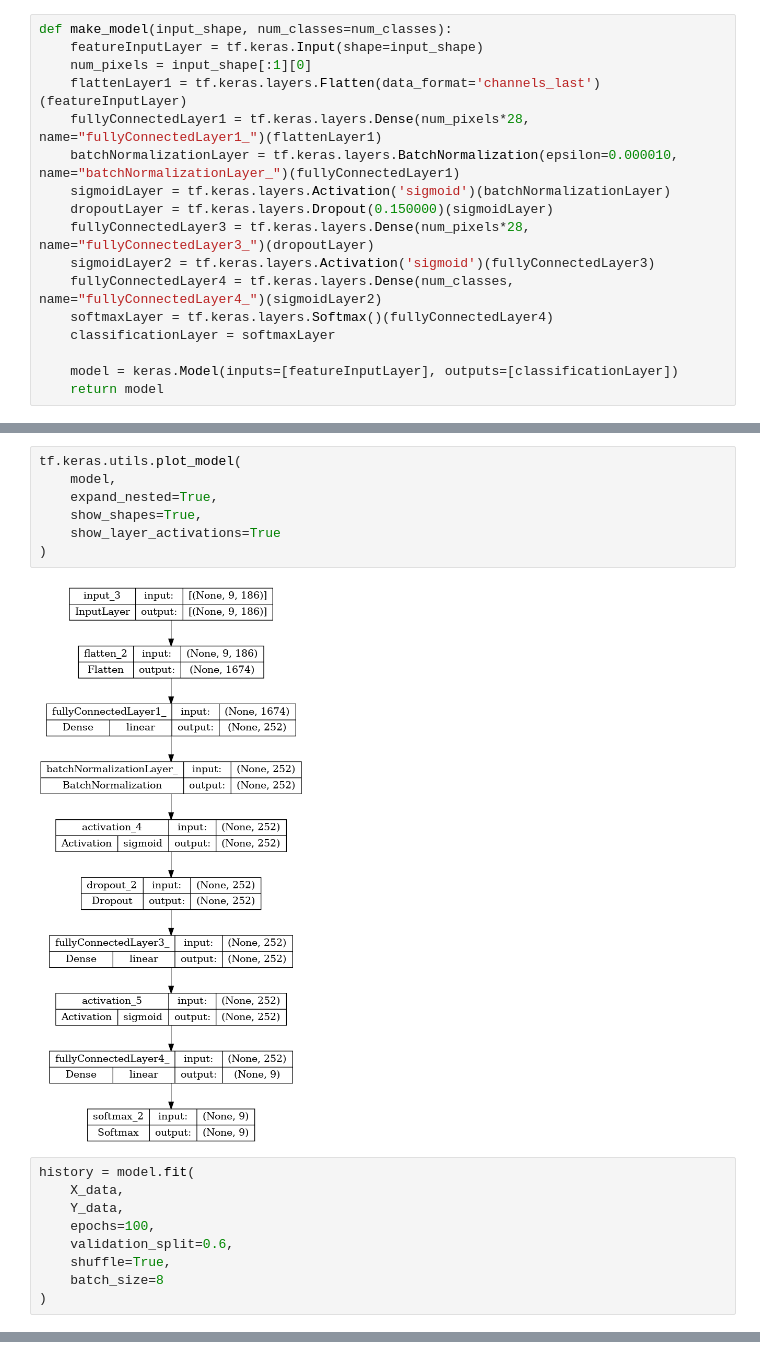
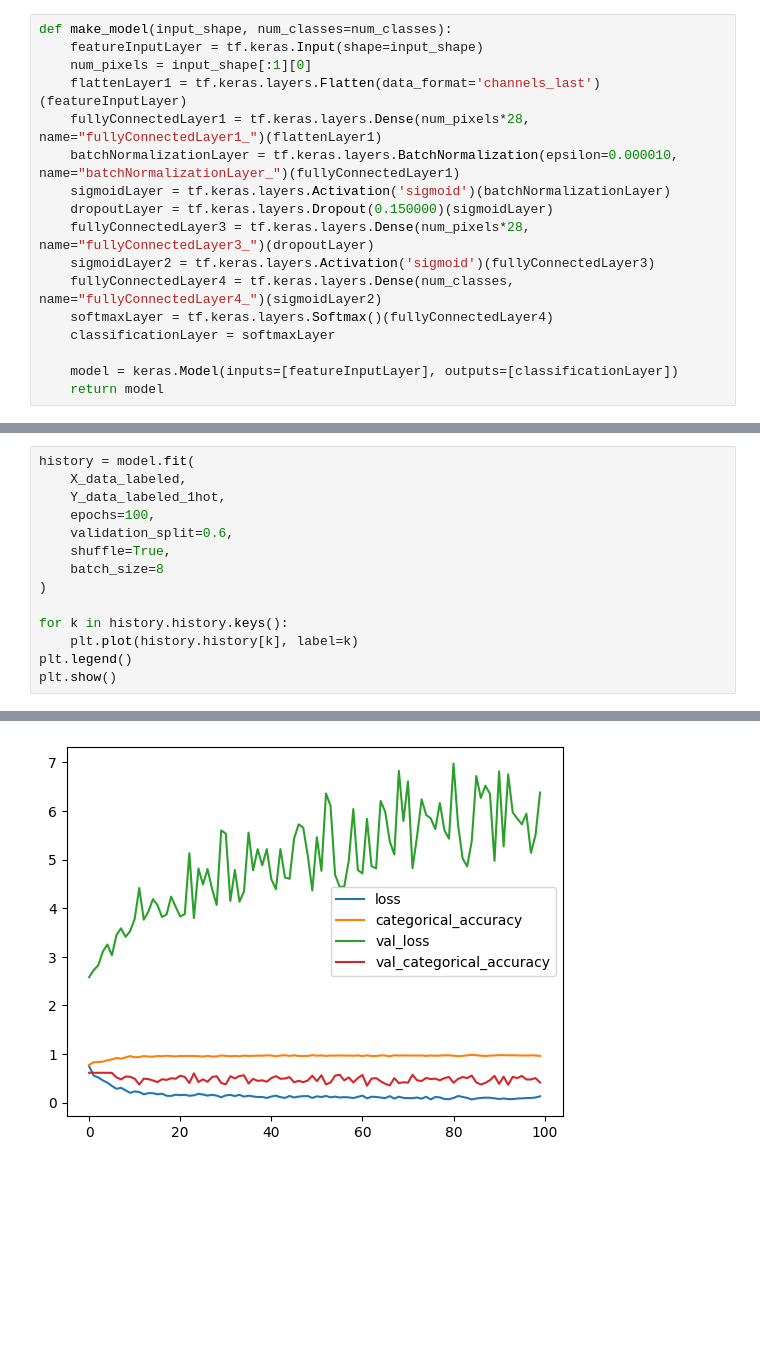
Before and after one commit to IISAS/nvflare-hysped, a Jupyter notebook: volumes/dev/tf/notebooks/data_preprocess_sverepec_24.ipynb, the cells around one changed output, grey strips where cells are left out. Saved outputs shown, nothing was run; the diff lists cells and outputs as text; blank space fills up the shorter version.

```diff
--- a/volumes/dev/tf/notebooks/data_preprocess_sverepec_24.ipynb
+++ b/volumes/dev/tf/notebooks/data_preprocess_sverepec_24.ipynb
@@ -471,23 +539,19 @@ Total params: 489,141
 Trainable params: 488,637
 Non-trainable params: 504
 _________________________________________________________________
-# %%
-tf.keras.utils.plot_model(
-    model,
-    expand_nested=True,
-    show_shapes=True,
-    show_layer_activations=True
-)
-# %% [output]
-[figure, removed]
 # %%
 history = model.fit(
-    X_data,
-    Y_data,
+    X_data_labeled,
+    Y_data_labeled_1hot,
     epochs=100,
     validation_split=0.6,
     shuffle=True,
     batch_size=8
 )
+
+for k in history.history.keys():
+    plt.plot(history.history[k], label=k)
+plt.legend()
+plt.show()
 # %% [output]
 Epoch 1/100
@@ -509,0 +574 @@ Epoch 100/100
+[figure, added]
```
Also changed, not shown: parts of 17 cells of this notebook.
